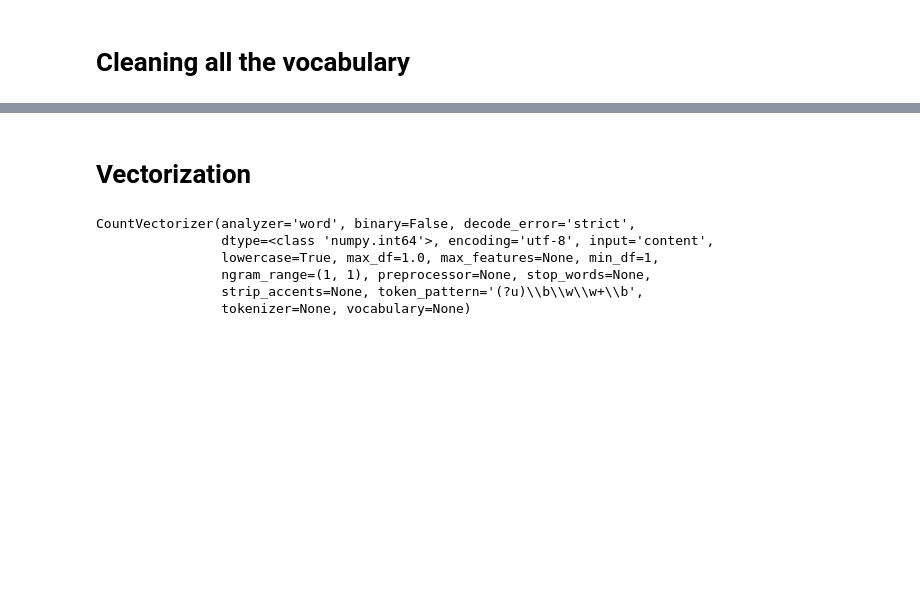
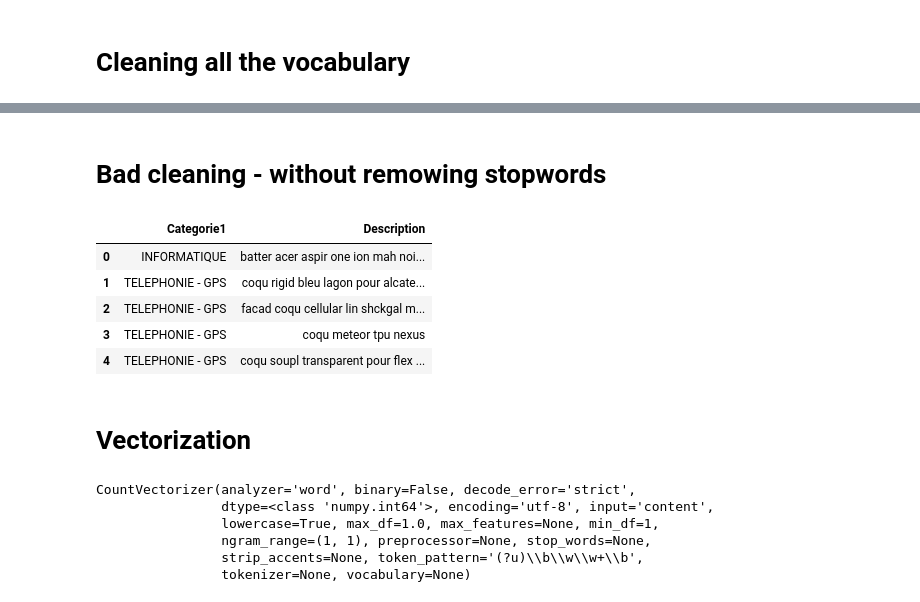
Before and after one commit to bguillouet/2020_4A_TEXTE, a Jupyter notebook: Vectorization.ipynb, the cells around one changed output, grey strips where cells are left out. Cells and saved outputs as stored; diff of their text form; code cells hidden in the pictures; blank space fills up the shorter version.

```diff
--- a/Vectorization.ipynb
+++ b/Vectorization.ipynb
@@ -98,3 +98,5 @@ for cat, desc in data.values:
 # %%
 data_cleaned = pd.DataFrame(list_data,columns= ["Categorie1","Description"])
 data_cleaned.to_csv("data/data_cleaned.csv", index=False)
+# %% [markdown]
+# Bad cleaning - without remowing stopwords
@@ -100,0 +163,17 @@ data_cleaned.to_csv("data/data_cleaned.csv", index=False)
+# %%
+data = data_all[["Categorie1","Description"]]
+bad_list_data = []
+for cat, desc in data.values:
+    bad_list_data.append([cat, bad_cleaning(desc)])
+# %%
+bad_data_cleaned = pd.DataFrame(bad_list_data,columns= ["Categorie1","Description"])
+#without removing french stop words
+bad_data_cleaned.to_csv("data/bad_data_cleaned.csv", index=False)
+bad_data_cleaned.head()
+# %% [output]
+|  | Categorie1 | Description |
+| 0 | INFORMATIQUE | batter acer aspir one ion mah noi... |
+| 1 | TELEPHONIE - GPS | coqu rigid bleu lagon pour alcate... |
+| 2 | TELEPHONIE - GPS | facad coqu cellular lin shckgal m... |
+| 3 | TELEPHONIE - GPS | coqu meteor tpu nexus |
+| 4 | TELEPHONIE - GPS | coqu soupl transparent pour flex ... |
```
Also changed, not shown: parts of 2 cells of this notebook, 2 other files.
